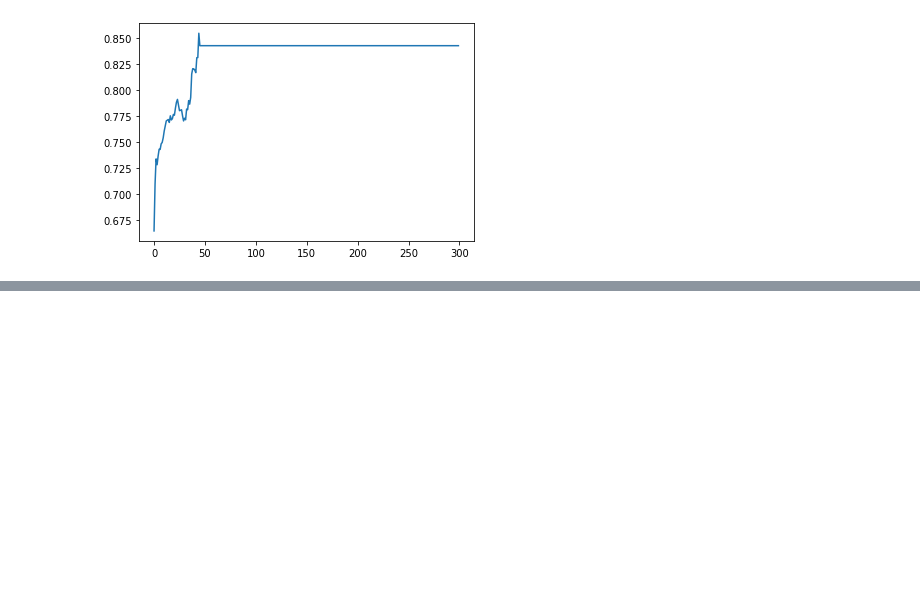
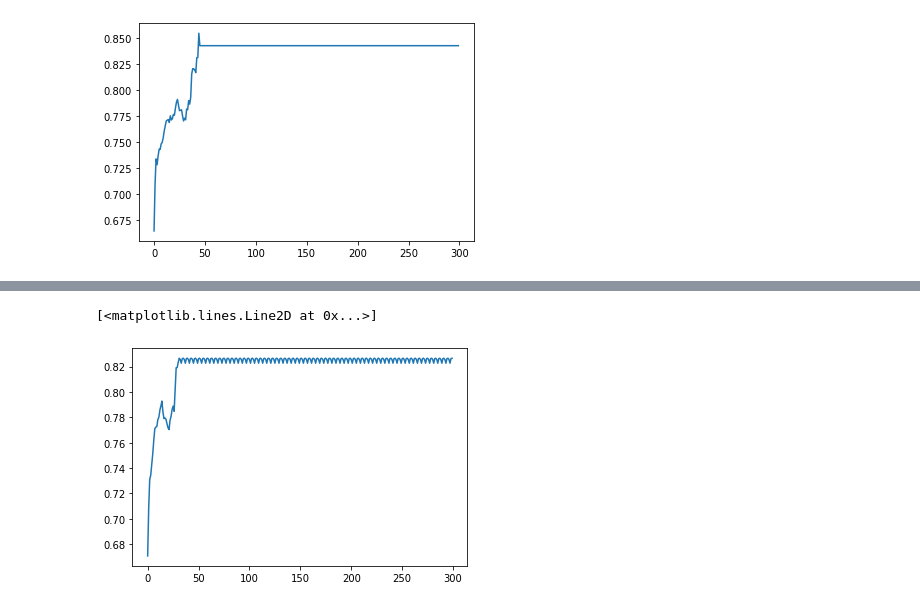
Before and after one commit to y2236li/Kiwi-Reasearch, a Jupyter notebook: 1D_Climber_Post_Trained.ipynb, the cells around one changed output, grey strips where cells are left out. Drawn from its saved outputs; the diff is of its cells as text; code cells hidden in the pictures; blank space fills up the shorter version.

```diff
--- a/1D_Climber_Post_Trained.ipynb
+++ b/1D_Climber_Post_Trained.ipynb
@@ -202,3 +270,36 @@ WARNING:tensorflow:From /usr/local/lib/python3.6/dist-packages/keras/optimizers.
+# %%
+def makeModel():
+    fc2_dims = 200
+    model = tf.keras.Sequential(
+      [
+       tf.keras.layers.Dense(200, input_shape=(np.array(cur_state).shape[0],)),
+       tf.keras.layers.Activation('relu'),
+       tf.keras.layers.Dense(fc2_dims),
+       tf.keras.layers.Activation('relu'),
+       tf.keras.layers.Dense(len(step_options))
+      ])
+
+    model.compile(optimizer='adam', # learning rate will be set by LearningRateScheduler
+                  loss='mse')
+                  # metrics=['accuracy'])
+    return model
+
+# def makeModel():
+#   fc2_dims = 200
+
+#   q_model = tf.keras.Sequential([
+#           tf.keras.layers.Dense(200, input_shape=(np.array(cur_state).shape[0],)),
+#           tf.keras.layers.Activation('relu'),
+#           tf.keras.layers.Dense(fc2_dims),
+#           tf.keras.layers.Activation('relu'),
+#           tf.keras.layers.Dense(len(step_options))
+#       ])
+
+#   q_model.compile(optimizer=Adam(), loss='mse')
+#   return q_model
+
+with strategy.scope():
+    q_model = makeModel()
 # %% [markdown]
 ## Main
 # %%
@@ -309,0 +416,15 @@ cur_state
+# %%
+prediction = []
+cur_state = init_state
+for step_ctr in range(one_game_steps):
+  action = step_options[np.argmax(q_model.predict(cur_nor_state.reshape(1, 6)))]
+  next_state, reward = step(cur_state, action)
+  next_nor_state = scaler_state.transform([next_state])[0]
+  prediction.append(reward)
+  cur_state = next_state
+  cur_nor_state = next_nor_state
+plt.plot(prediction)
+# prediction
+# %% [output]
+[<matplotlib.lines.Line2D at 0x...>]
+[figure, added]
```
Also changed, not shown: parts of 44 cells of this notebook.
